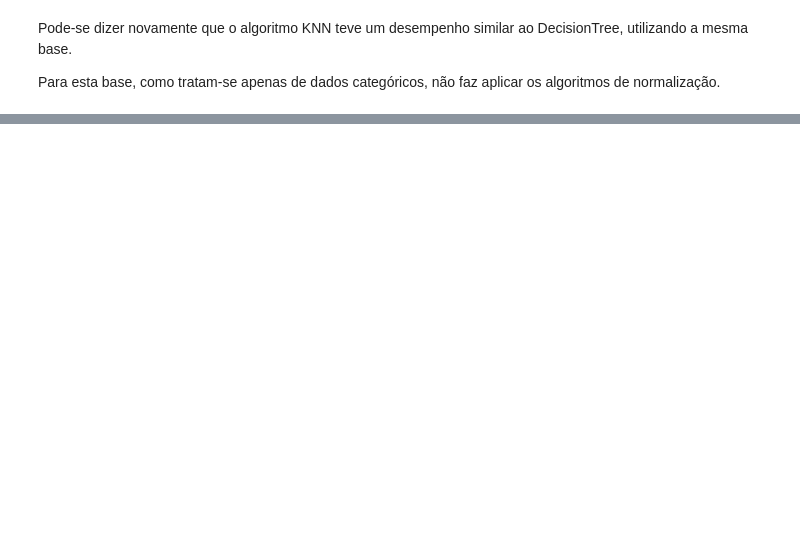
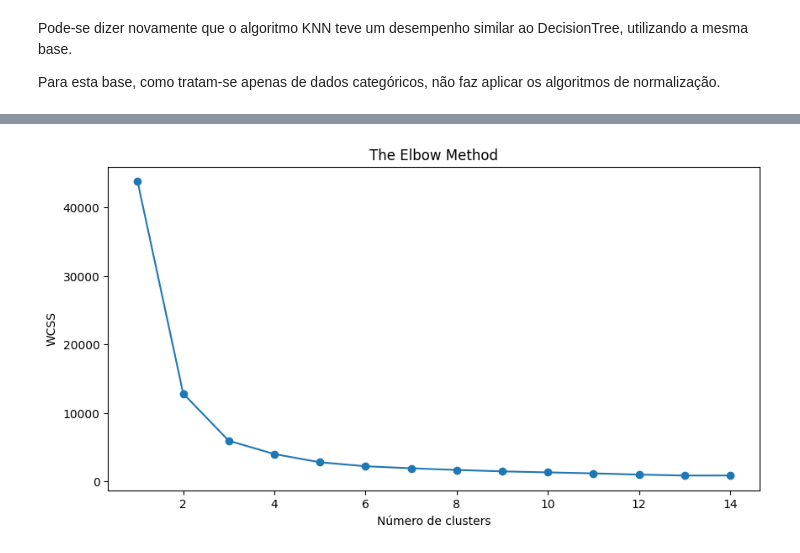
Before and after one commit to mcemim/M_DISC_2023-02_IA, a Jupyter notebook: Entregas/Projeto02MAC.ipynb, the cells around one changed output, grey strips where cells are left out. Saved outputs shown, nothing was run; the diff lists cells and outputs as text; code cells hidden in the pictures; blank space fills up the shorter version.

```diff
--- a/Entregas/Projeto02MAC.ipynb
+++ b/Entregas/Projeto02MAC.ipynb
@@ -430,0 +531,7 @@ Para esta base, como tratam-se apenas de dados categóricos, não faz aplicar os
+# %%
+wcss = []
+for i in range(1, 15):
+    kmeans = KMeans(n_clusters = i, init = 'k-means++', random_state = 5, max_iter = 300)
+    kmeans.fit(stressData[['anxiety_level', 'sleep_quality']])
+    # inertia: Método para gerar o wcss
+    wcss.append(kmeans.inertia_)
@@ -430,0 +573,9 @@ Para esta base, como tratam-se apenas de dados categóricos, não faz aplicar os
+# %%
+plt.figure(figsize=(10,5))
+plt.plot(range(1,15),wcss, marker='o')
+plt.title('The Elbow Method')
+plt.xlabel('Número de clusters')
+plt.ylabel('WCSS')
+plt.show()
+# %% [output]
+[figure, added]
```
Also changed, not shown: parts of 29 cells of this notebook, 2 other files.
